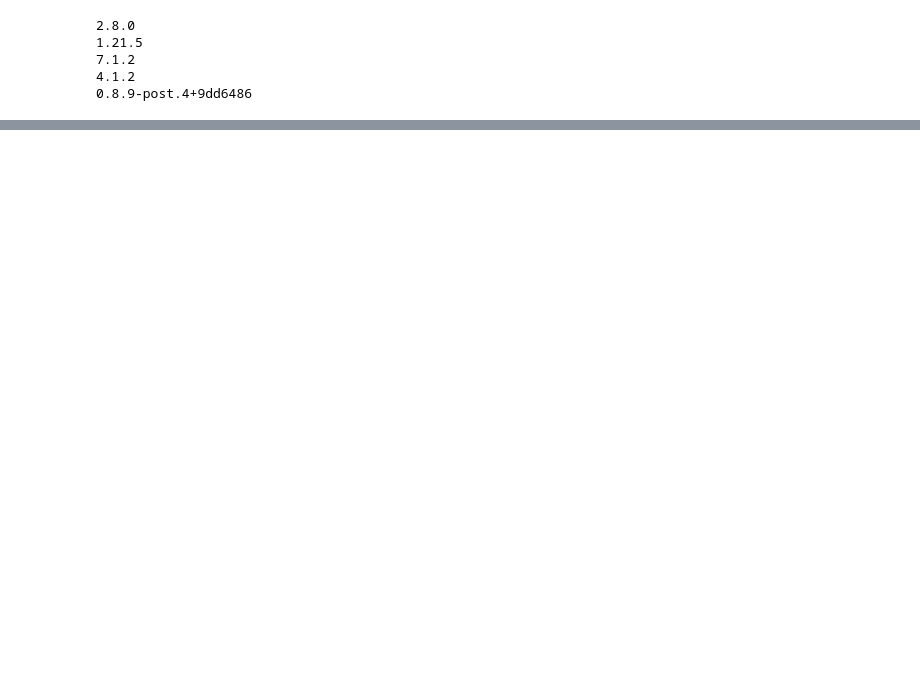
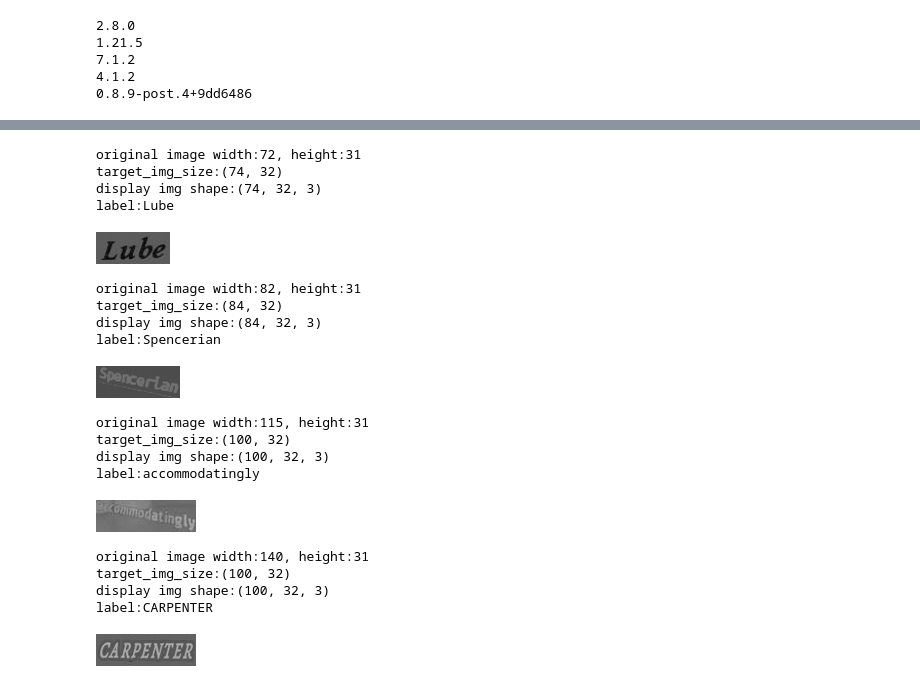
Before and after one commit to cowFarmer/AI_study, a Jupyter notebook: GoingDeeper/G12_make_OCR/G12_make_OCR.ipynb, the cells around one changed output, grey strips where cells are left out. Drawn from its saved outputs; the diff is of its cells as text; code cells hidden in the pictures; blank space fills up the shorter version.

```diff
--- a/GoingDeeper/G12_make_OCR/G12_make_OCR.ipynb
+++ b/GoingDeeper/G12_make_OCR/G12_make_OCR.ipynb
@@ -69,0 +89,9 @@ print(keras_ocr.__version__)
+# %%
+BATCH_SIZE = 128
+HOME_DIR = '/content/drive/MyDrive/aiffel_dataset/GD12_make_OCR'
+
+TRAIN_DATA_PATH = HOME_DIR+'/data/MJ/MJ_train'
+VALID_DATA_PATH = HOME_DIR+'/data/MJ/MJ_valid'
+TEST_DATA_PATH = HOME_DIR+'/data/MJ/MJ_test'
+
+print(TRAIN_DATA_PATH)
@@ -69,0 +102,71 @@ print(keras_ocr.__version__)
+# %%
+from IPython.display import display
+
+# env에 데이터를 불러올게요
+# lmdb에서 데이터를 불러올 때 env라는 변수명을 사용하는게 일반적이에요
+env = lmdb.open(TRAIN_DATA_PATH,
+                max_readers=32,
+                readonly=True,
+                lock=False,
+                readahead=False,
+                meminit=False)
+
+# 불러온 데이터를 txn(transaction)이라는 변수를 통해 엽니다
+# 이제 txn변수를 통해 직접 데이터에 접근 할 수 있어요
+with env.begin(write=False) as txn:
+    for index in range(1, 5):
+        # index를 이용해서 라벨 키와 이미지 키를 만들면
+        # txn에서 라벨과 이미지를 읽어올 수 있어요
+        label_key = 'label-%09d'.encode() % index
+        label = txn.get(label_key).decode('utf-8')
+        img_key = 'image-%09d'.encode() % index
+        imgbuf = txn.get(img_key)
+        buf = six.BytesIO()
+        buf.write(imgbuf)
+        buf.seek(0)
+
+        # 이미지는 버퍼를 통해 읽어오기 때문에
+        # 버퍼에서 이미지로 변환하는 과정이 다시 필요해요
+        try:
+            img = Image.open(buf).convert('RGB')
+
+        except IOError:
+            img = Image.new('RGB', (100, 32))
+            label = '-'
+
+        # 원본 이미지 크기를 출력해 봅니다
+        width, height = img.size
+        print('original image width:{}, height:{}'.format(width, height))
+
+        # 이미지 비율을 유지하면서 높이를 32로 바꿀거에요
+        # 하지만 너비를 100보다는 작게하고 싶어요
+        target_width = min(int(width*32/height), 100)
+        target_img_size = (target_width,32)
+        print('target_img_size:{}'.format(target_img_size))
+        img = np.array(img.resize(target_img_size)).transpose(1,0,2)
+
+        # 이제 높이가 32로 일정한 이미지와 라벨을 함께 출력할 수 있어요
+        print('display img shape:{}'.format(img.shape))
+        print('label:{}'.format(label))
+        display(Image.fromarray(img.transpose(1,0,2).astype(np.uint8)))
+# %% [output]
+original image width:72, height:31
+target_img_size:(74, 32)
+display img shape:(74, 32, 3)
+label:Lube
+[figure, added]
+original image width:82, height:31
+target_img_size:(84, 32)
+display img shape:(84, 32, 3)
+label:Spencerian
+[figure, added]
+original image width:115, height:31
+target_img_size:(100, 32)
+display img shape:(100, 32, 3)
+label:accommodatingly
+[figure, added]
+original image width:140, height:31
+target_img_size:(100, 32)
+display img shape:(100, 32, 3)
+label:CARPENTER
+[figure, added]
```
Also changed, not shown: parts of 36 cells of this notebook, 1 other file.
